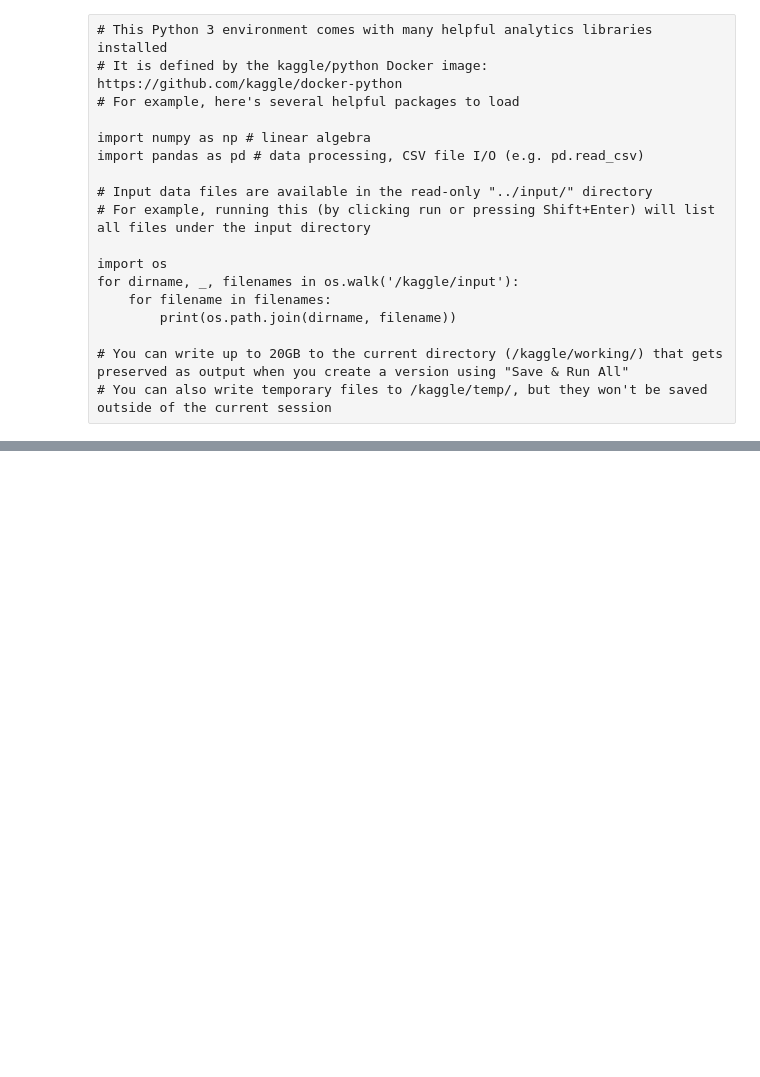
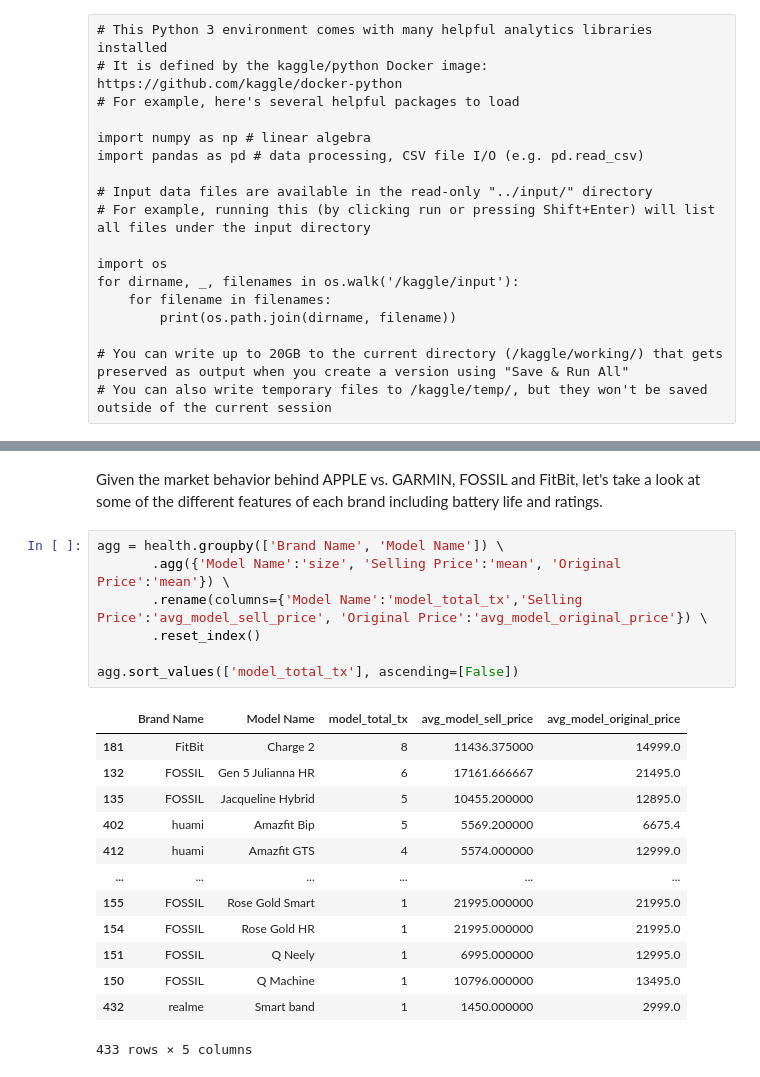
Before and after one commit to mindyng/2022-Business-Projects, a Jupyter notebook: price-elasticity.ipynb, the cells around one changed output, grey strips where cells are left out. Drawn from its saved outputs; the diff is of its cells as text; blank space fills up the shorter version.

```diff
--- a/price-elasticity.ipynb
+++ b/price-elasticity.ipynb
@@ -18,0 +470,23 @@ for dirname, _, filenames in os.walk('/kaggle/input'):
+# %% [markdown]
+Given the market behavior behind APPLE vs. GARMIN, FOSSIL and FitBit, let's take a look at some of the different features of each brand including battery life and ratings.
+# %%
+agg = health.groupby(['Brand Name', 'Model Name']) \
+       .agg({'Model Name':'size', 'Selling Price':'mean', 'Original Price':'mean'}) \
+       .rename(columns={'Model Name':'model_total_tx','Selling Price':'avg_model_sell_price', 'Original Price':'avg_model_original_price'}) \
+       .reset_index()
+
+agg.sort_values(['model_total_tx'], ascending=[False])
+# %% [output]
+|  | Brand Name | Model Name | model_total_tx | avg_model_sell_price | avg_model_original_price |
+| 181 | FitBit | Charge 2 | 8 | 11436.375000 | 14999.0 |
+| 132 | FOSSIL | Gen 5 Julianna HR | 6 | 17161.666667 | 21495.0 |
+| 135 | FOSSIL | Jacqueline Hybrid | 5 | 10455.200000 | 12895.0 |
+| 402 | huami | Amazfit Bip | 5 | 5569.200000 | 6675.4 |
+| 412 | huami | Amazfit GTS | 4 | 5574.000000 | 12999.0 |
+| ... | ... | ... | ... | ... | ... |
+| 155 | FOSSIL | Rose Gold Smart | 1 | 21995.000000 | 21995.0 |
+| 154 | FOSSIL | Rose Gold HR | 1 | 21995.000000 | 21995.0 |
+| 151 | FOSSIL | Q Neely | 1 | 6995.000000 | 12995.0 |
+| 150 | FOSSIL | Q Machine | 1 | 10796.000000 | 13495.0 |
+| 432 | realme | Smart band | 1 | 1450.000000 | 2999.0 |
+433 rows × 5 columns
```
Also changed, not shown: parts of 41 cells of this notebook.
